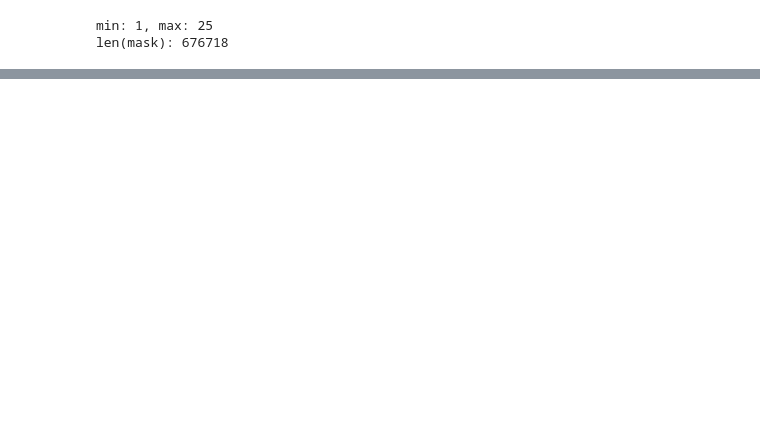
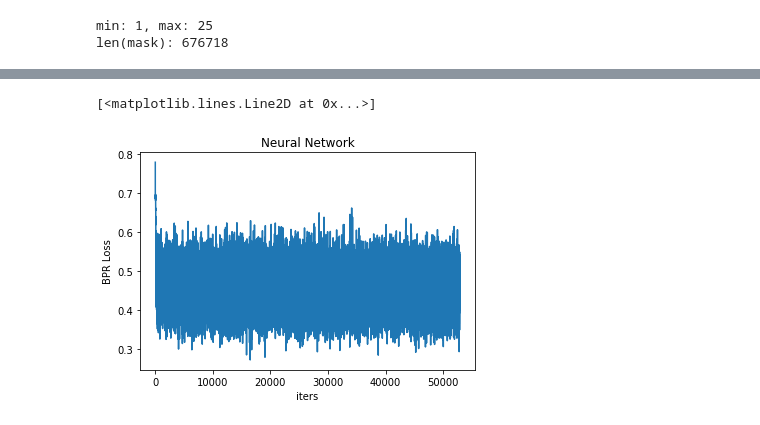
Before and after one commit to jaywonchung/RecSys2019, a Jupyter notebook: 1-B. Neural Network/train_NN.ipynb, the cells around one changed output, grey strips where cells are left out. Cells and saved outputs as stored; diff of their text form; code cells hidden in the pictures; blank space fills up the shorter version.

Commit message:
Add training code and training image

```diff
--- a/1-B. Neural Network/train_NN.ipynb
+++ b/1-B. Neural Network/train_NN.ipynb
@@ -266,0 +399,33 @@ class NN(nn.Module):
+# %%
+device = 'cpu'
+# %%
+BPR_model = NN(session_dim=366, item_dim=158).to(device)
+
+BPR_train_loader = torch.utils.data.DataLoader(RecSys2019('train'), batch_size=64, shuffle=True, collate_fn=pad_and_pack)
+
+BPR_optimizer = optim.SGD(BPR_model.parameters(), lr=0.01)
+# %%
+epochs = 5
+print_every = 5
+# %%
+BPR_loss_hist = []
+BPR_model.train()
+
+for epoch in range(epochs):
+        for batch_ind, (session_train, item_train, mask_train, y_train) in enumerate(BPR_train_loader):
+            session_train, item_train, mask_train, y_train = session_train.cuda(), item_train.to(device), mask_train.to(device), y_train.to(device)
+
+            pred_train = BPR_model(session_train, item_train)
+
+            loss = BPRloss(pred_train, pred_train[torch.arange(pred_train.shape[0]), y_train.long()], mask_train)
+            BPR_loss_hist.append(loss.data)
+
+            BPR_optimizer.zero_grad()
+            loss.backward()
+            BPR_optimizer.step()
+
+            if batch_ind % print_every == 0:
+                train_log = 'Epoch {:2d}/{:2d}\tLoss: {:.7f}\tProgress: [{}/{} ({:.0f}%)]      '.format(
+                    epoch+1, epochs, loss.cpu().item(), batch_ind+1, len(BPR_train_loader), 100. * batch_ind / len(BPR_train_loader))
+                print(train_log, end='\r')
+                sys.stdout.flush()
@@ -266,0 +436,8 @@ class NN(nn.Module):
+# %%
+plt.title('Neural Network')
+plt.xlabel('iters')
+plt.ylabel('BPR Loss')
+plt.plot(BPR_loss_hist)
+# %% [output]
+[<matplotlib.lines.Line2D at 0x...>]
+[figure, added]
```
Also changed, not shown: parts of 14 cells of this notebook, 3 other files.
